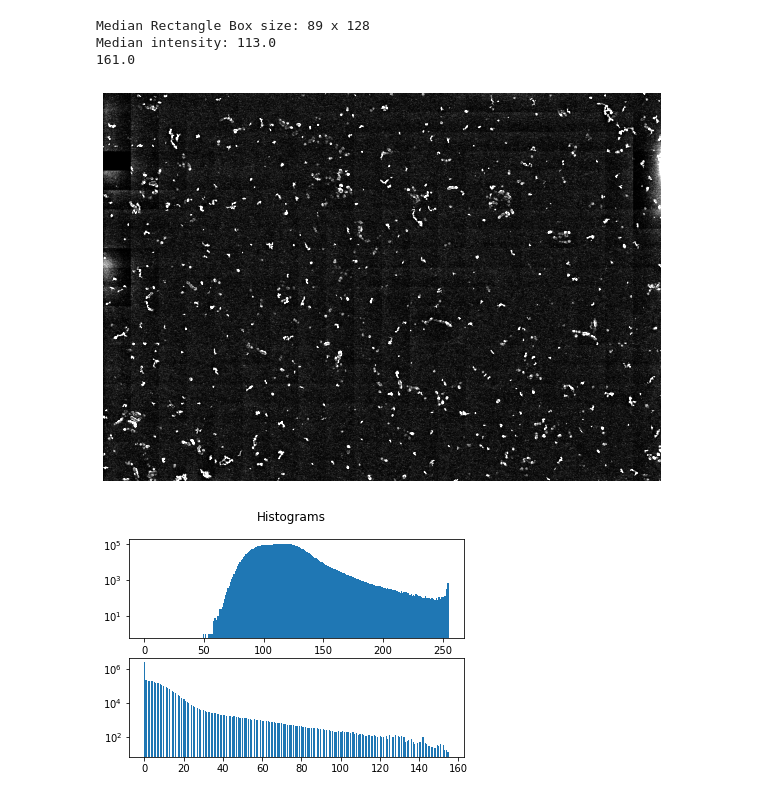
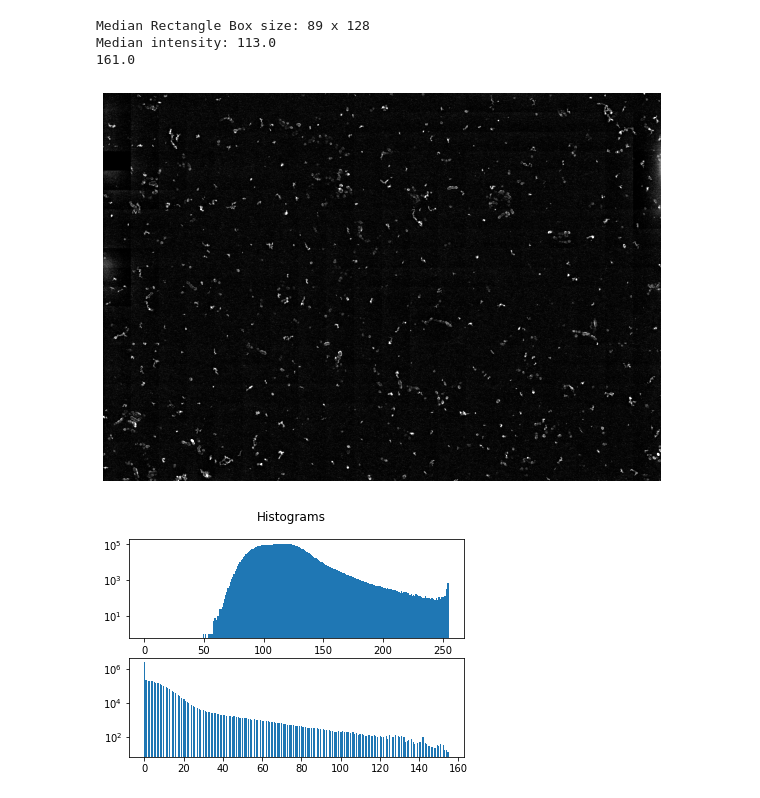
Before and after one commit to kozz84/Image-analysis, a Jupyter notebook: Image_analysis_2.ipynb, the cells around one changed output. Saved outputs shown, nothing was run; the diff lists cells and outputs as text; code cells hidden in the pictures.

```diff
--- a/Image_analysis_2.ipynb
+++ b/Image_analysis_2.ipynb
@@ -287,10 +287,10 @@ Median intensity: 113.0
 # %%
 plt.figure(figsize=(10,10))
 plt.axis('off')
-plt.imshow(img2,vmax=40, cmap='gray')
+plt.imshow(img2,vmax=100, cmap='gray')
 plt.show()
 # %% [output]
-[figure, old version]
+[figure, new version]
 # %%
 #image_info(img2)
 # %%
```
Also changed, not shown: parts of 7 cells of this notebook.
